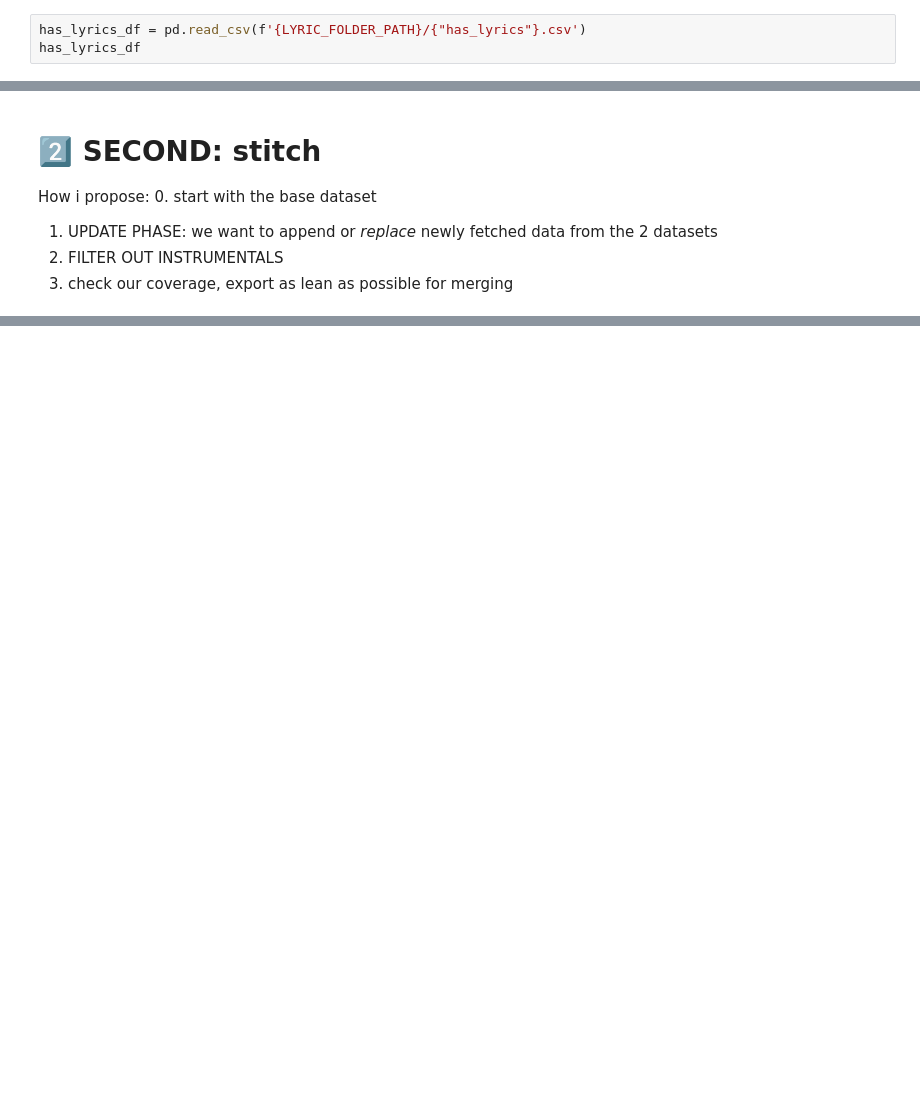
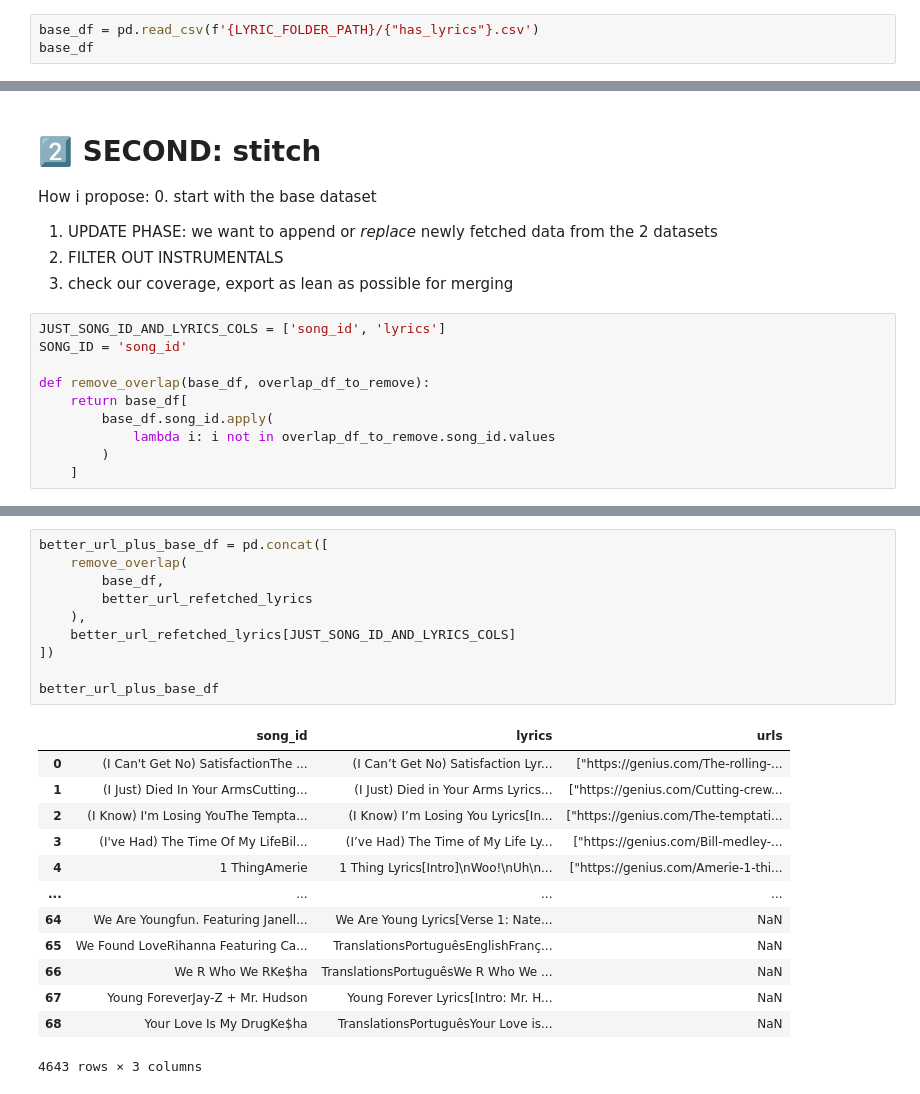
Before and after one commit to davidnmora/billboard-lyric-exploration, a Jupyter notebook: 2.6 stitch all the (re)-fetched data into one the files we can directly use to form the master dataset.ipynb, the cells around one changed output, grey strips where cells are left out. Saved outputs shown, nothing was run; the diff lists cells and outputs as text; blank space fills up the shorter version.

```diff
--- a/2.6 stitch all the (re)-fetched data into one the files we can directly use to form the master dataset.ipynb
+++ b/2.6 stitch all the (re)-fetched data into one the files we can directly use to form the master dataset.ipynb
@@ -38,8 +38,8 @@ instrumentals_so_no_lyrics
 # %% [markdown]
 ## BASE DATASET: pure lyrics, but some may need to be dropped or replaced by more correct data
 # %%
-has_lyrics_df = pd.read_csv(f'{LYRIC_FOLDER_PATH}/{"has_lyrics"}.csv')
-has_lyrics_df
+base_df = pd.read_csv(f'{LYRIC_FOLDER_PATH}/{"has_lyrics"}.csv')
+base_df
 # %% [output]
 |  | song_id | lyrics | urls |
 | 0 | (I Can't Get No) SatisfactionThe ... | (I Can’t Get No) Satisfaction Lyr... | ["https://genius.com/The-rolling-... |
@@ -100,4 +102,14 @@ How i propose:
 1. UPDATE PHASE: we want to append or *replace* newly fetched data from the 2 datasets
 2. FILTER OUT INSTRUMENTALS
 3. check our coverage, export as lean as possible for merging
+# %%
+JUST_SONG_ID_AND_LYRICS_COLS = ['song_id', 'lyrics']
+SONG_ID = 'song_id'
+
+def remove_overlap(base_df, overlap_df_to_remove):
+    return base_df[
+        base_df.song_id.apply(
+            lambda i: i not in overlap_df_to_remove.song_id.values
+        )
+    ]
 # %% [markdown]
@@ -126,0 +117,24 @@ has_lyrics_df.merge(
+# %%
+better_url_plus_base_df = pd.concat([
+    remove_overlap(
+        base_df,
+        better_url_refetched_lyrics
+    ),
+    better_url_refetched_lyrics[JUST_SONG_ID_AND_LYRICS_COLS]
+])
+
+better_url_plus_base_df
+# %% [output]
+|  | song_id | lyrics | urls |
+| 0 | (I Can't Get No) SatisfactionThe ... | (I Can’t Get No) Satisfaction Lyr... | ["https://genius.com/The-rolling-... |
+| 1 | (I Just) Died In Your ArmsCutting... | (I Just) Died in Your Arms Lyrics... | ["https://genius.com/Cutting-crew... |
+| 2 | (I Know) I'm Losing YouThe Tempta... | (I Know) I’m Losing You Lyrics[In... | ["https://genius.com/The-temptati... |
+| 3 | (I've Had) The Time Of My LifeBil... | (I’ve Had) The Time of My Life Ly... | ["https://genius.com/Bill-medley-... |
+| 4 | 1 ThingAmerie | 1 Thing Lyrics[Intro]\nWoo!\nUh\n... | ["https://genius.com/Amerie-1-thi... |
+| ... | ... | ... | ... |
+| 64 | We Are Youngfun. Featuring Janell... | We Are Young Lyrics[Verse 1: Nate... | NaN |
+| 65 | We Found LoveRihanna Featuring Ca... | TranslationsPortuguêsEnglishFranç... | NaN |
+| 66 | We R Who We RKe$ha | TranslationsPortuguêsWe R Who We ... | NaN |
+| 67 | Young ForeverJay-Z + Mr. Hudson | Young Forever Lyrics[Intro: Mr. H... | NaN |
+| 68 | Your Love Is My DrugKe$ha | TranslationsPortuguêsYour Love is... | NaN |
+4643 rows × 3 columns
```
Also changed, not shown: parts of 13 cells of this notebook, 2 other files.
